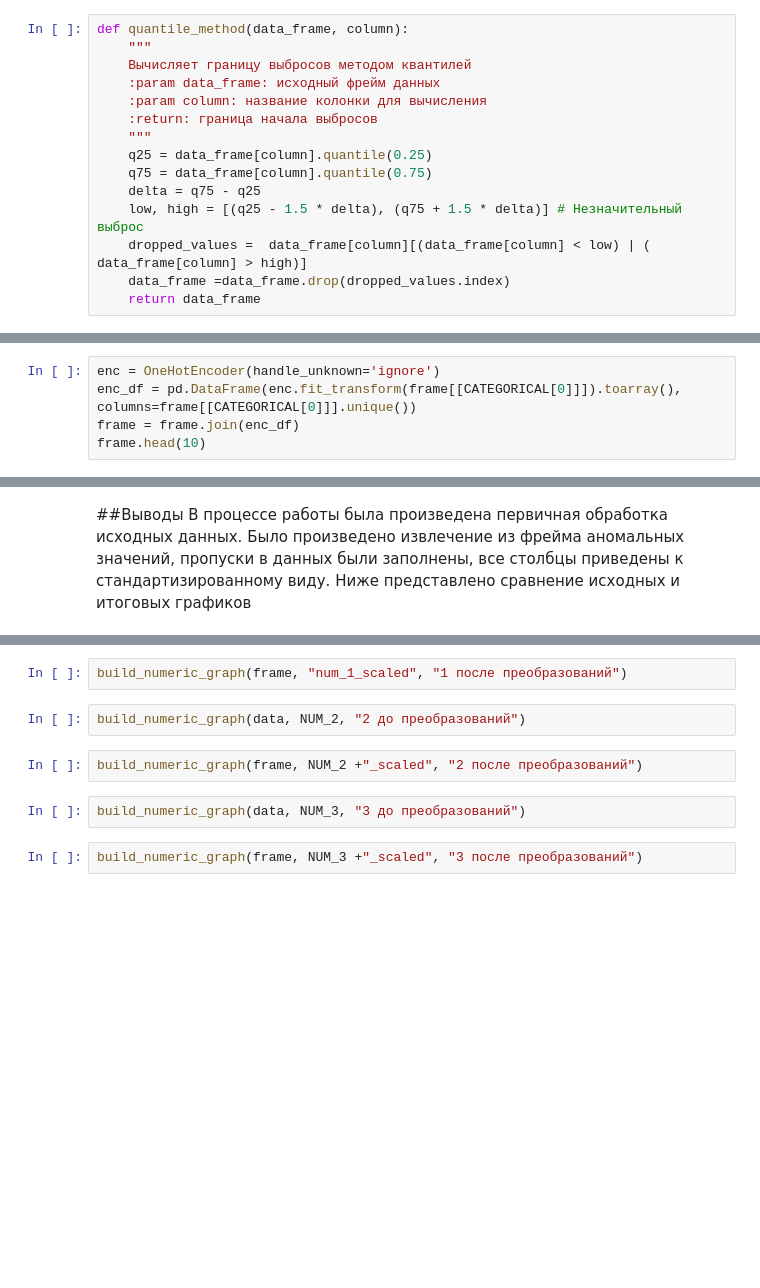
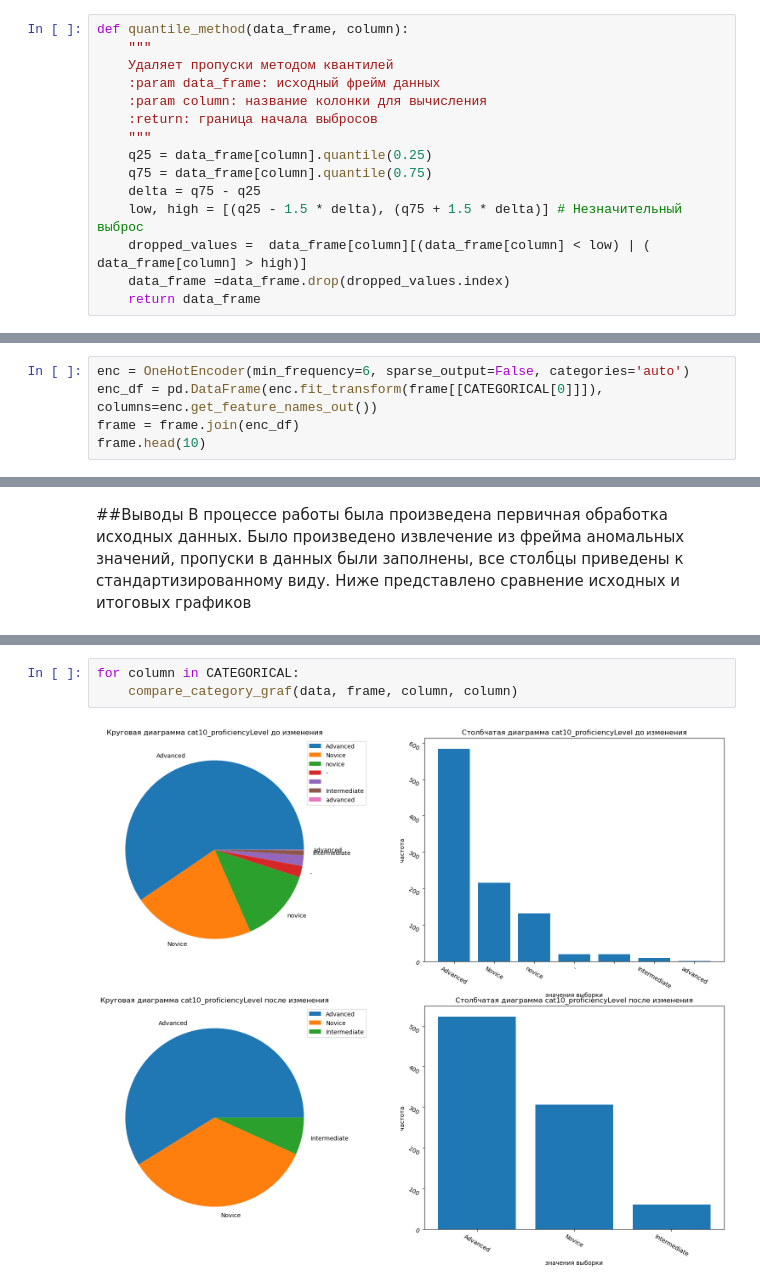
Before and after one commit to fongradnastya/data_analysis_1, a Jupyter notebook: notebooks/work1.ipynb, the cells around one changed output, grey strips where cells are left out. Cells and saved outputs as stored; diff of their text form; blank space fills up the shorter version.

```diff
--- a/notebooks/work1.ipynb
+++ b/notebooks/work1.ipynb
@@ -181,7 +188,7 @@ print(f"Число строк после удаления: {len(frame_sigma)}")
 # %%
 def quantile_method(data_frame, column):
     """
-    Вычисляет границу выбросов методом квантилей
+    Удаляет пропуски методом квантилей
     :param data_frame: исходный фрейм данных
     :param column: название колонки для вычисления
     :return: граница начала выбросов
@@ -314,6 +324,6 @@ memory usage: 43.9+ KB
 # %%
-enc = OneHotEncoder(handle_unknown='ignore')
-enc_df = pd.DataFrame(enc.fit_transform(frame[[CATEGORICAL[0]]]).toarray(), columns=frame[[CATEGORICAL[0]]].unique())
+enc = OneHotEncoder(min_frequency=6, sparse_output=False, categories='auto')
+enc_df = pd.DataFrame(enc.fit_transform(frame[[CATEGORICAL[0]]]), columns=enc.get_feature_names_out())
 frame = frame.join(enc_df)
 frame.head(10)
 # %% [output]
@@ -355,10 +391,5 @@ build_numeric_graph(data, NUM_1, "1 до преобразований")
-# %%
-build_numeric_graph(frame, "num_1_scaled", "1 после преобразований")
-# %%
-build_numeric_graph(data, NUM_2, "2 до преобразований")
-# %%
-build_numeric_graph(frame, NUM_2 +"_scaled", "2 после преобразований")
-# %%
-build_numeric_graph(data, NUM_3, "3 до преобразований")
-# %%
-build_numeric_graph(frame, NUM_3 +"_scaled", "3 после преобразований")
+# %%
+for column in CATEGORICAL:
+    compare_category_graf(data, frame, column, column)
+# %% [output]
+[figure, added]
```
Also changed, not shown: parts of 23 cells of this notebook, 1 other file.
